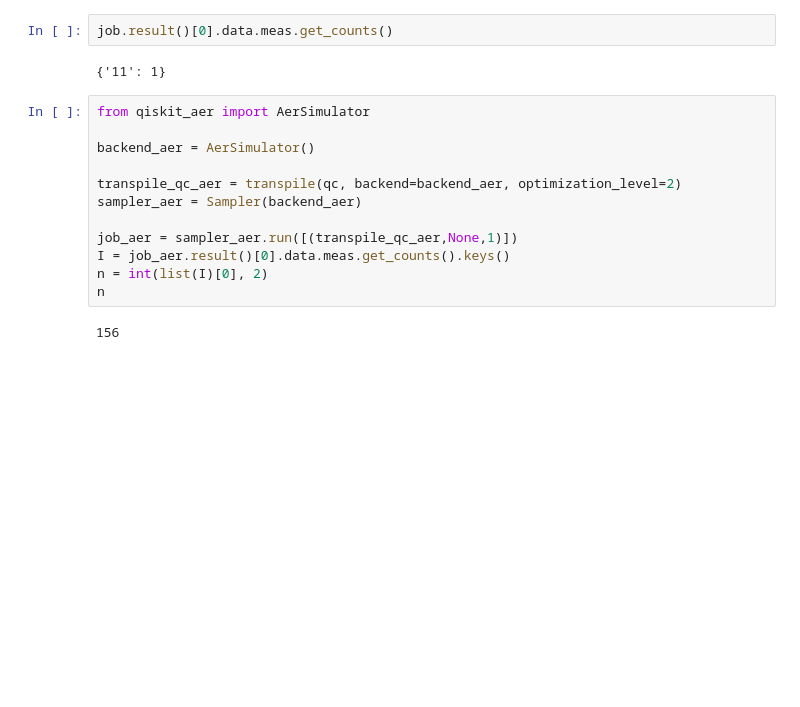
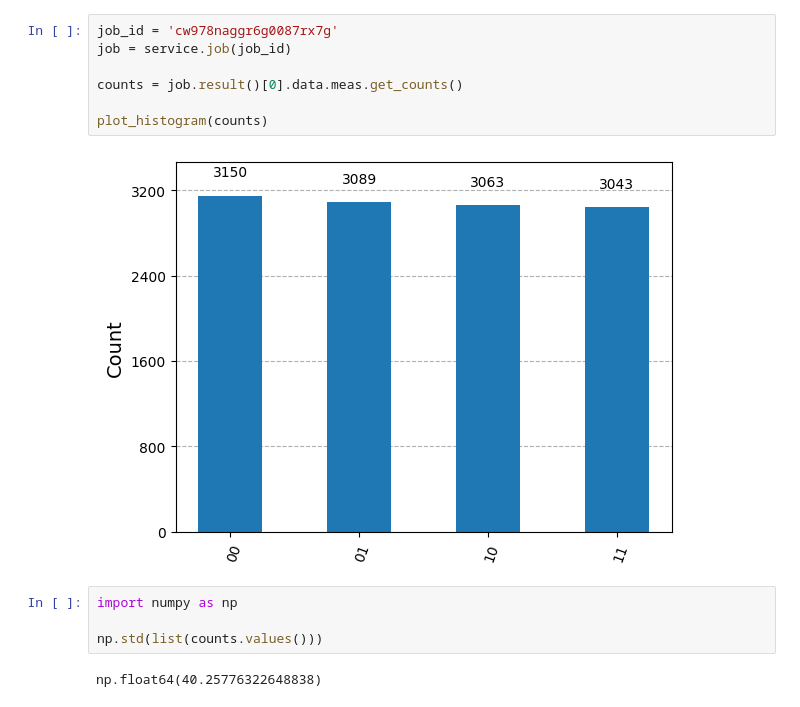
Before and after one commit to D-Ghosh/Qiskit, a Jupyter notebook: hackathon.ipynb, the cells around one changed output. Cells and saved outputs as stored; diff of their text form; blank space fills up the shorter version.

```diff
--- a/hackathon.ipynb
+++ b/hackathon.ipynb
@@ -39,18 +67,15 @@ PrimitiveResult([SamplerPubResult(data=DataBin(meas=BitArray(<shape=(), num_shot
 # %%
-job.result()[0].data.meas.get_counts()
+job_id = 'cw978naggr6g0087rx7g'
+job = service.job(job_id)
+
+counts = job.result()[0].data.meas.get_counts()
+
+plot_histogram(counts)
 # %% [output]
-{'11': 1}
+[figure, added]
-# %%
-from qiskit_aer import AerSimulator
-
-backend_aer = AerSimulator()
-
-transpile_qc_aer = transpile(qc, backend=backend_aer, optimization_level=2)
-sampler_aer = Sampler(backend_aer)
-
-job_aer = sampler_aer.run([(transpile_qc_aer,None,1)])
-I = job_aer.result()[0].data.meas.get_counts().keys()
-n = int(list(I)[0], 2)
-n
-# %% [output]
-156
+# %%
+import numpy as np
+
+np.std(list(counts.values()))
+# %% [output]
+np.float64(40.25776322648838)
```
Also changed, not shown: parts of 12 cells of this notebook, 3 other files.
